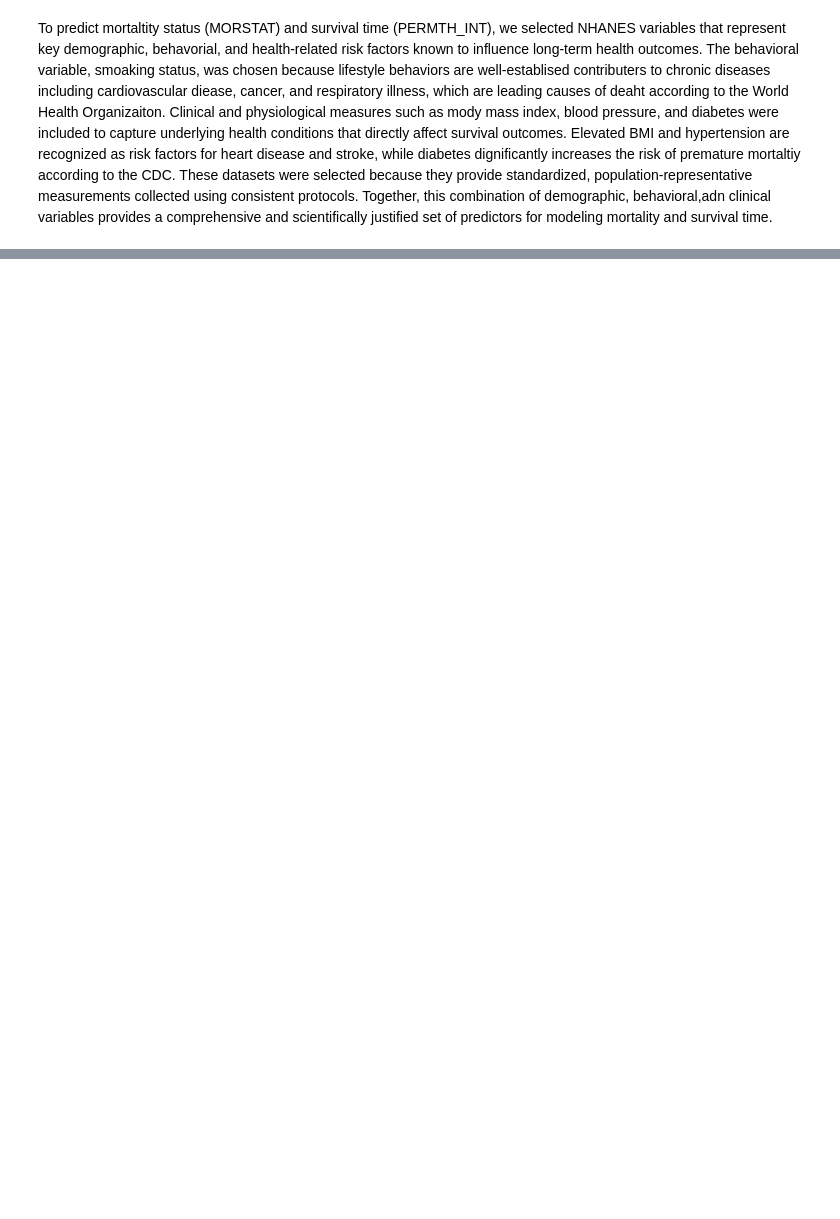
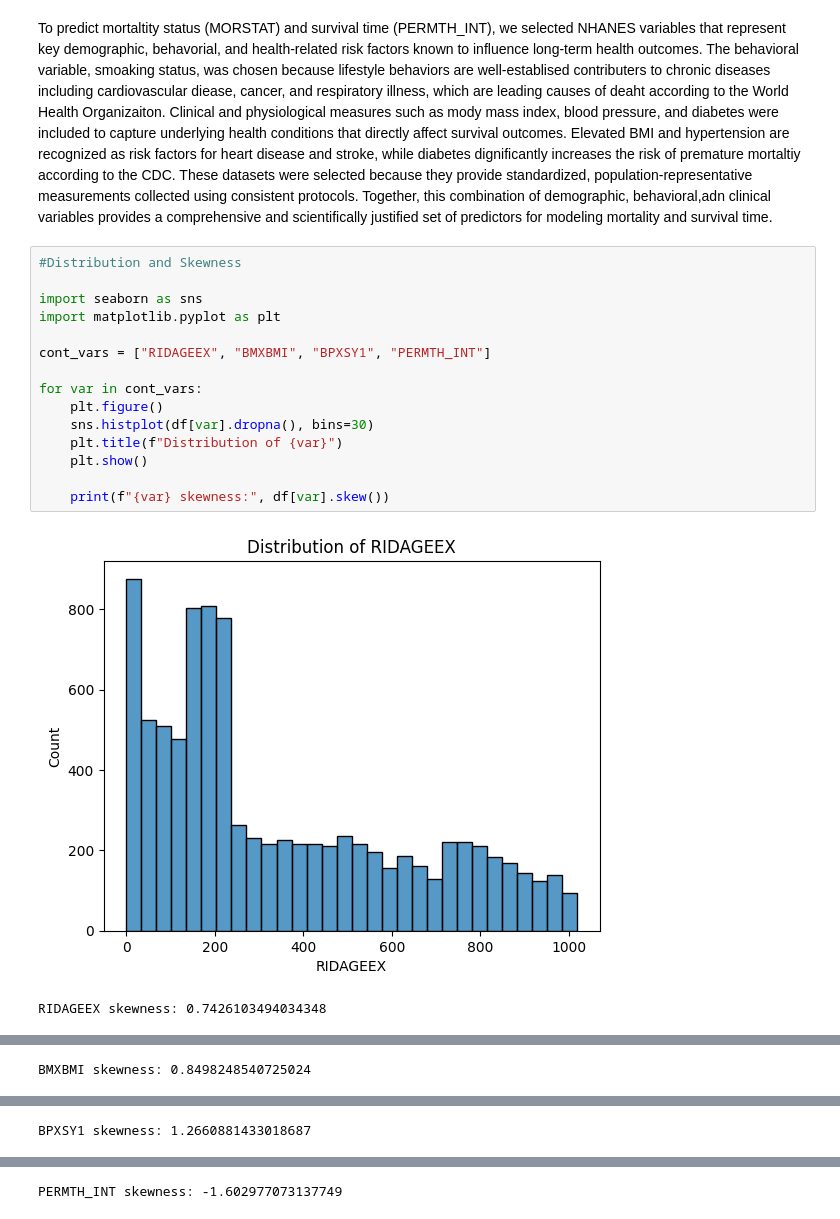
Before and after one commit to aerau05/ds3001proj, a Jupyter notebook: ds3001Proj1.ipynb, the cells around one changed output, grey strips where cells are left out. Saved outputs shown, nothing was run; the diff lists cells and outputs as text; blank space fills up the shorter version.

Commit message:
EDA and Visualization done by Haero

```diff
--- a/ds3001Proj1.ipynb
+++ b/ds3001Proj1.ipynb
@@ -86,2 +86,20 @@ BMALLEXT_x           9962        99.969895
 # %% [markdown]
 To predict mortaltity status (MORSTAT) and survival time (PERMTH_INT), we selected NHANES variables that represent key demographic, behavorial, and health-related risk factors known to influence long-term health outcomes. The behavioral variable, smoaking status, was chosen because lifestyle behaviors are well-establised contributers to chronic diseases including cardiovascular diease, cancer, and respiratory illness, which are leading causes of deaht according to the World Health Organizaiton. Clinical and physiological measures such as mody mass index, blood pressure, and diabetes were included to capture underlying health conditions that directly affect survival outcomes. Elevated BMI and hypertension are recognized as risk factors for heart disease and stroke, while diabetes dignificantly increases the risk of premature mortaltiy according to the CDC. These datasets were selected because they provide standardized, population-representative measurements collected using consistent protocols. Together, this combination of demographic, behavioral,adn clinical variables provides a comprehensive and scientifically justified set of predictors for modeling mortality and survival time.
+# %%
+#Distribution and Skewness
+
+import seaborn as sns
+import matplotlib.pyplot as plt
+
+cont_vars = ["RIDAGEEX", "BMXBMI", "BPXSY1", "PERMTH_INT"]
+
+for var in cont_vars:
+    plt.figure()
+    sns.histplot(df[var].dropna(), bins=30)
+    plt.title(f"Distribution of {var}")
+    plt.show()
+
+    print(f"{var} skewness:", df[var].skew())
+# %% [output]
+[figure, added]
+RIDAGEEX skewness: 0.7426103494034348
@@ -87,0 +107 @@ To predict mortaltity status (MORSTAT) and survival time (PERMTH_INT), we select
+BMXBMI skewness: 0.8498248540725024
@@ -87,0 +109 @@ To predict mortaltity status (MORSTAT) and survival time (PERMTH_INT), we select
+BPXSY1 skewness: 1.2660881433018687
@@ -87,0 +111 @@ To predict mortaltity status (MORSTAT) and survival time (PERMTH_INT), we select
+PERMTH_INT skewness: -1.602977073137749
```
Also changed, not shown: parts of 16 cells of this notebook.
